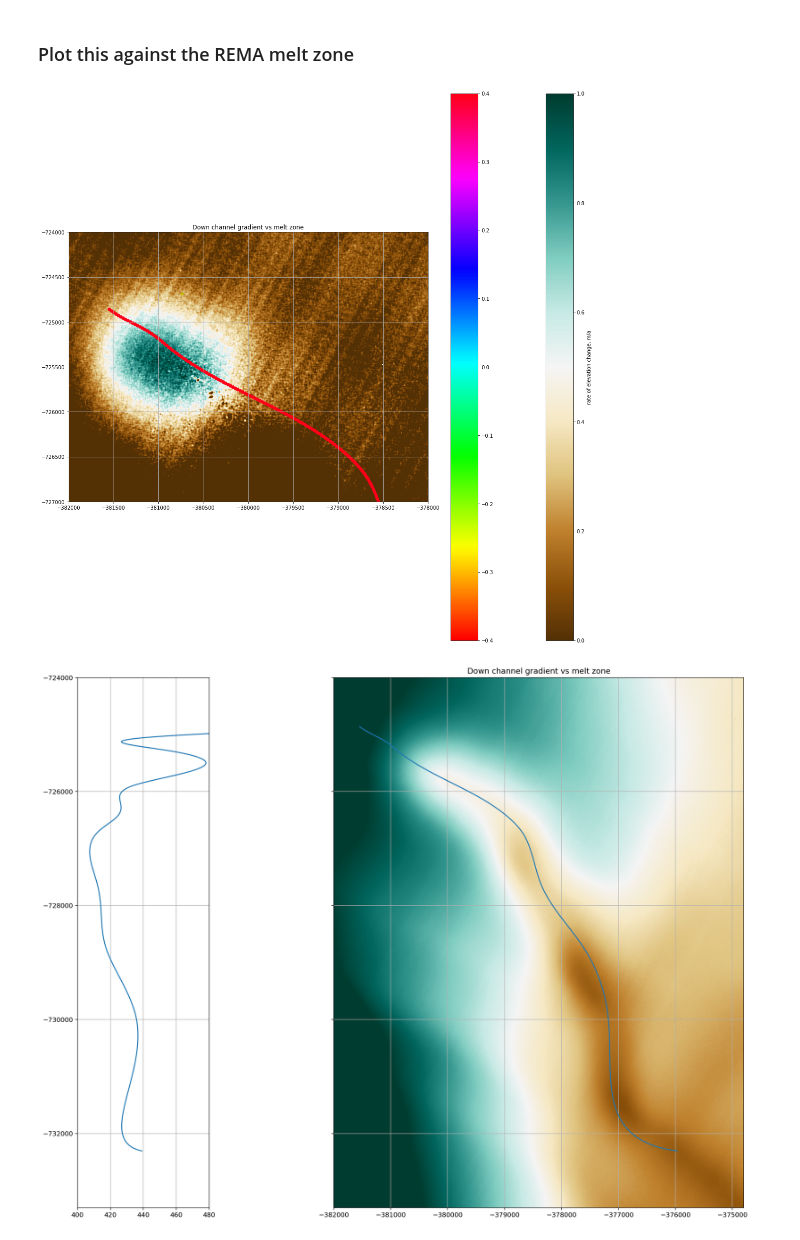
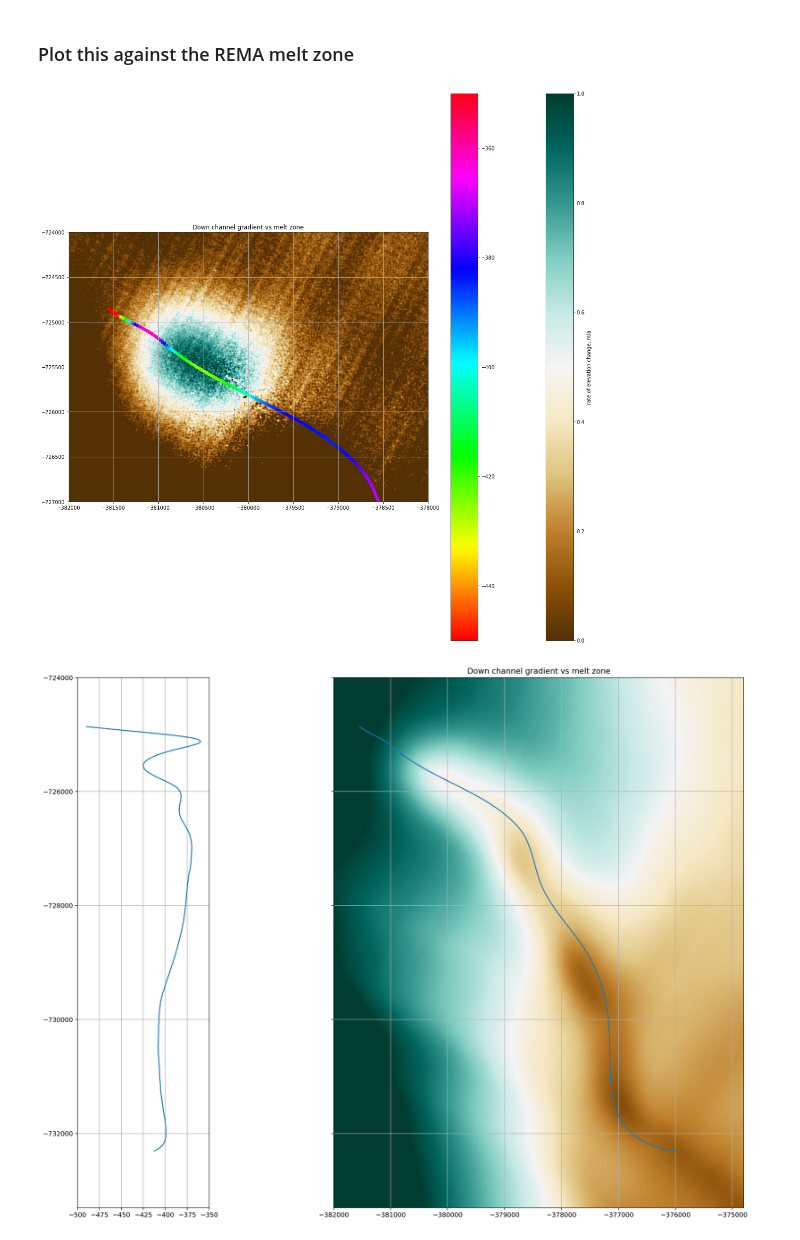
Before and after one commit to arrran/PhD_data_chapter, a Jupyter notebook: Jupyter/RADAR/RADAR_MAP/24_RADAR_look_at_chan_gradients.ipynb, the cells around one changed output. Saved outputs shown, nothing was run; the diff lists cells and outputs as text; code cells hidden in the pictures.

```diff
--- a/Jupyter/RADAR/RADAR_MAP/24_RADAR_look_at_chan_gradients.ipynb
+++ b/Jupyter/RADAR/RADAR_MAP/24_RADAR_look_at_chan_gradients.ipynb
@@ -26,11 +26,13 @@ from shapely.ops import nearest_points
 points_x_chan = np.load('/Users/home/whitefar/DATA/FIELD_ANT_19/POST_FIELD/RADAR_MAP/channel_line2line_interpbydist_points_x.npy')
 points_y_chan = np.load('/Users/home/whitefar/DATA/FIELD_ANT_19/POST_FIELD/RADAR_MAP/channel_line2line_interpbydist_points_y.npy')
 ice_thickn_chan = np.load('/Users/home/whitefar/DATA/FIELD_ANT_19/POST_FIELD/RADAR_MAP/channel_line2line_interpbydist_ice_thickn.npy')
+ice_base = np.load('/Users/home/whitefar/DATA/FIELD_ANT_19/POST_FIELD/RADAR_MAP/channel_line2line_interpbydist_icebase.npy')
 # %%
-Robertit = ice_thickn_chan[10,:]
+it = ice_thickn_chan[10,:]
+ib = ice_base[10,:]
 x = points_x_chan[10,:]
 y = points_y_chan[10,:]
-mid = pd.DataFrame({'x': x,'y':y,'ice_thickn':it})
+mid = pd.DataFrame({'x': x,'y':y,'ice_thickn':it,'ice_base':ib})
 
 points = [Point(xy) for xy in zip(mid.x,mid.y)]
 gdf = gpd.GeoDataFrame(mid,geometry=points,crs="EPSG:3031")
@@ -92,32 +96,32 @@ with rio.open(path) as image:
     im = image.read(1)
     im[im==-9999] = np.nan
     im = im / duration
+    extent_diff= [image.bounds[0],image.bounds[2],image.bounds[1],image.bounds[3]]
 with rio.open('/Volumes/arc_02/whitefar/DATA/REMOTE_SENSING/REMA_STRIPES/SETSM_WV01_20161109_1020010058134D00_10200100576C9100_seg1_2m_v1.0_dem.tif') as image:
     extent_REMA = [image.bounds[0],image.bounds[2],image.bounds[1],image.bounds[3]]
     im_REMA = image.read(1)/100
 # %%
 #rema
 v=[0,1]
 
-extent = [image.bounds[0],image.bounds[2],image.bounds[1],image.bounds[3]]
 kis2 = [-380737.537026,-724683.311299]
 plt.figure(figsize=(20,20))
 GyRd = plt.cm.get_cmap('RdGy').reversed()
-plt.imshow(im,extent=extent, vmin=v[0],vmax=v[1],cmap='BrBG')
+plt.imshow(im,extent=extent_diff, vmin=v[0],vmax=v[1],cmap='BrBG')
 cb = plt.colorbar()
 plt.plot(kis2[0],kis2[1],'y^')
 cb.set_label('rate of elevation change, m/a')
 
-plt.scatter( gdf.x,gdf.y,c=gdf.ice_thickn,vmin=-0.4, vmax=0.4,cmap='hsv')
+plt.scatter( gdf.x,gdf.y,c=gdf.ice_base,vmin=-450, vmax=-350,cmap='hsv')
 
 plt.colorbar()
 plt.title('Down channel gradient vs melt zone')
 plt.xlim([-382000, -378000])
 plt.ylim([-727000,-724000])
 plt.grid()
 plt.show()
 # %% [output]
-[figure, old version]
+[figure, new version]
 # %%
 
 #  fug, (a0, a1) = plt.subplots(2,1, gridspec_kw = {'height_ratios':[2, 3]},figsize=(6,6),dpi=180)#rema
@@ -137,8 +141,8 @@ ax2.set_xlim([-382000, -374800])
 ax2.set_ylim([-733300,-724000])
 ax2.grid()
 
-ax1.plot(gdf.ice_thickn,gdf.y)
-ax1.set_xlim([400, 480])
+ax1.plot(gdf.ice_base,gdf.y)
+ax1.set_xlim([-500, -350])
 ax1.set_ylim([-733300,-724000])
 
 ax2.set_title('Down channel gradient vs melt zone')
@@ -146,5 +150,5 @@ ax2.set_title('Down channel gradient vs melt zone')
 ax1.grid()
 fig.show()
 # %% [output]
-[figure, old version]
+[figure, new version]
 # %%
```
Also changed, not shown: parts of 4 cells of this notebook, 5 other files.
